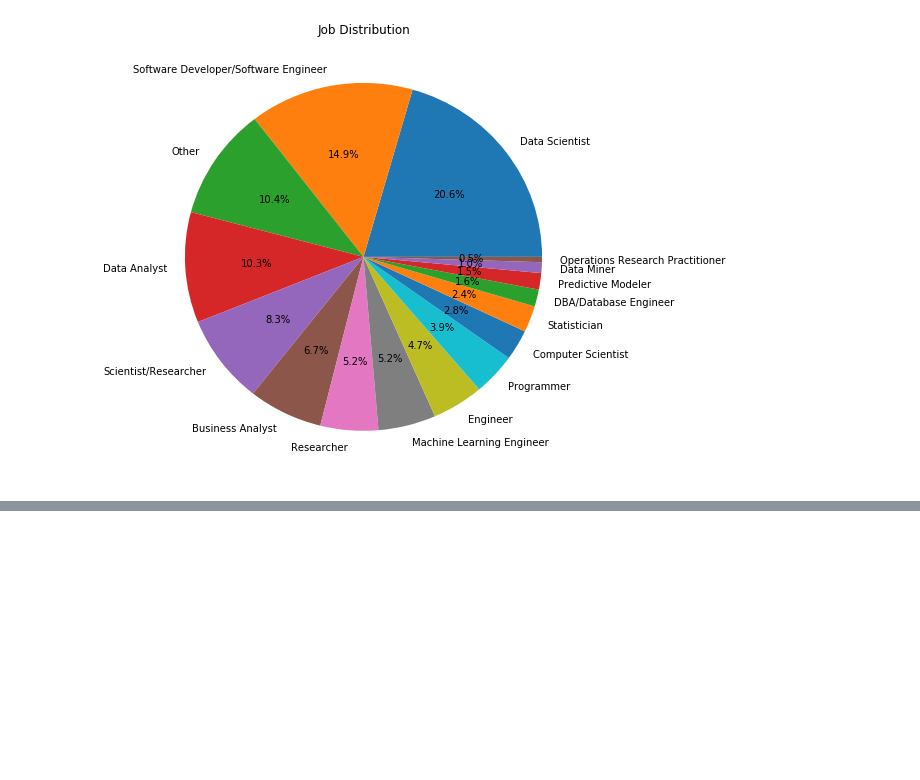
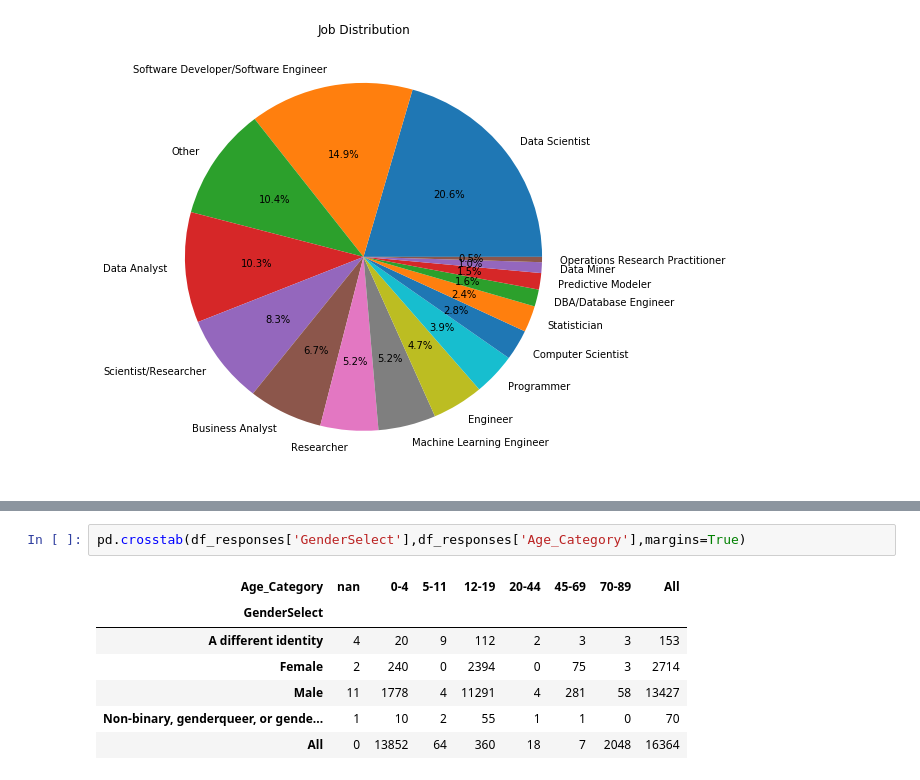
Before and after one commit to albertsaave/3250-term-project, a Jupyter notebook: TeamProjectOsmedo.ipynb, the cells around one changed output, grey strips where cells are left out. Saved outputs shown, nothing was run; the diff lists cells and outputs as text; blank space fills up the shorter version.

```diff
--- a/TeamProjectOsmedo.ipynb
+++ b/TeamProjectOsmedo.ipynb
@@ -359,0 +395,10 @@ Text(0.5,1,'Job Distribution')
+# %%
+pd.crosstab(df_responses['GenderSelect'],df_responses['Age_Category'],margins=True)
+# %% [output]
+| Age_Category | nan | 0-4 | 5-11 | 12-19 | 20-44 | 45-69 | 70-89 | All |
+| GenderSelect |  |  |  |  |  |  |  |  |
+| A different identity | 4 | 20 | 9 | 112 | 2 | 3 | 3 | 153 |
+| Female | 2 | 240 | 0 | 2394 | 0 | 75 | 3 | 2714 |
+| Male | 11 | 1778 | 4 | 11291 | 4 | 281 | 58 | 13427 |
+| Non-binary, genderqueer, or gende... | 1 | 10 | 2 | 55 | 1 | 1 | 0 | 70 |
+| All | 0 | 13852 | 64 | 360 | 18 | 7 | 2048 | 16364 |
```
Also changed, not shown: parts of 7 cells of this notebook.
